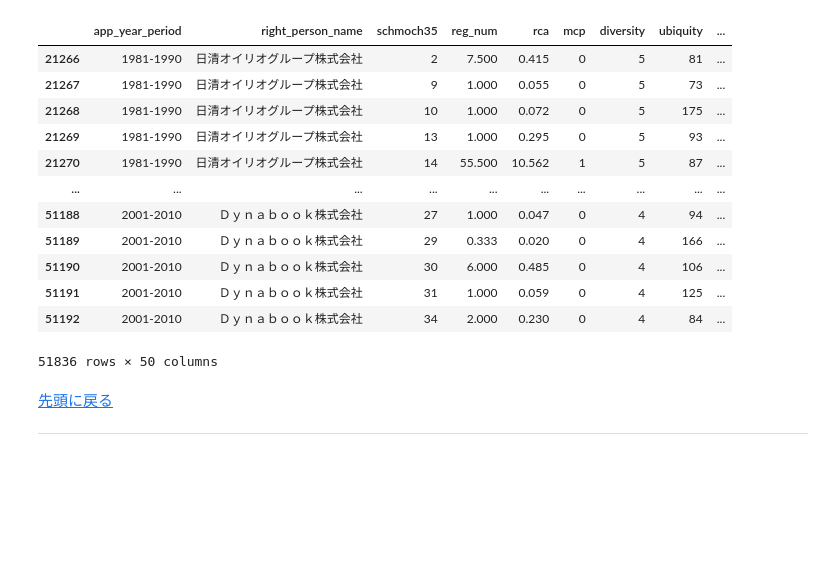
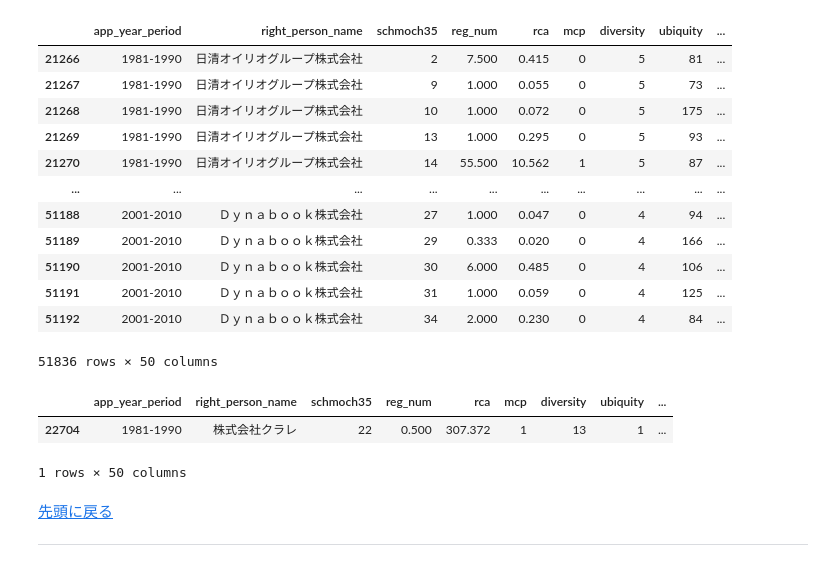
Before and after one commit to RintaroKARASHIMA/KCIinJapaneseFirms, a Jupyter notebook: notebooks/3_analysis/2_Calculate.ipynb, the cells around one changed output. Saved outputs shown, nothing was run; the diff lists cells and outputs as text; code cells hidden in the pictures; blank space fills up the shorter version.

```diff
--- a/notebooks/3_analysis/2_Calculate.ipynb
+++ b/notebooks/3_analysis/2_Calculate.ipynb
@@ -165,6 +165,12 @@ c_df.sort_values(by=[f'{ar}_{year_style}_period', 'kci'], ascending=[True, False
 | 51191 | 2001-2010 | Ｄｙｎａｂｏｏｋ株式会社 | 31 | 1.000 | 0.059 | 0 | 4 | 125 | ... |
 | 51192 | 2001-2010 | Ｄｙｎａｂｏｏｋ株式会社 | 34 | 2.000 | 0.230 | 0 | 4 | 84 | ... |
 51836 rows × 50 columns
+# %%
+c_df[(c_df[classification]==22)&(c_df[f'{ar}_{year_style}_period']=='1981-1990')]
+# %% [output]
+|  | app_year_period | right_person_name | schmoch35 | reg_num | rca | mcp | diversity | ubiquity | ... |
+| 22704 | 1981-1990 | 株式会社クラレ | 22 | 0.500 | 307.372 | 1 | 13 | 1 | ... |
+1 rows × 50 columns
 # %% [markdown]
 <a href="#top">先頭に戻る</a>
 
```
Also changed, not shown: 4 other files.
